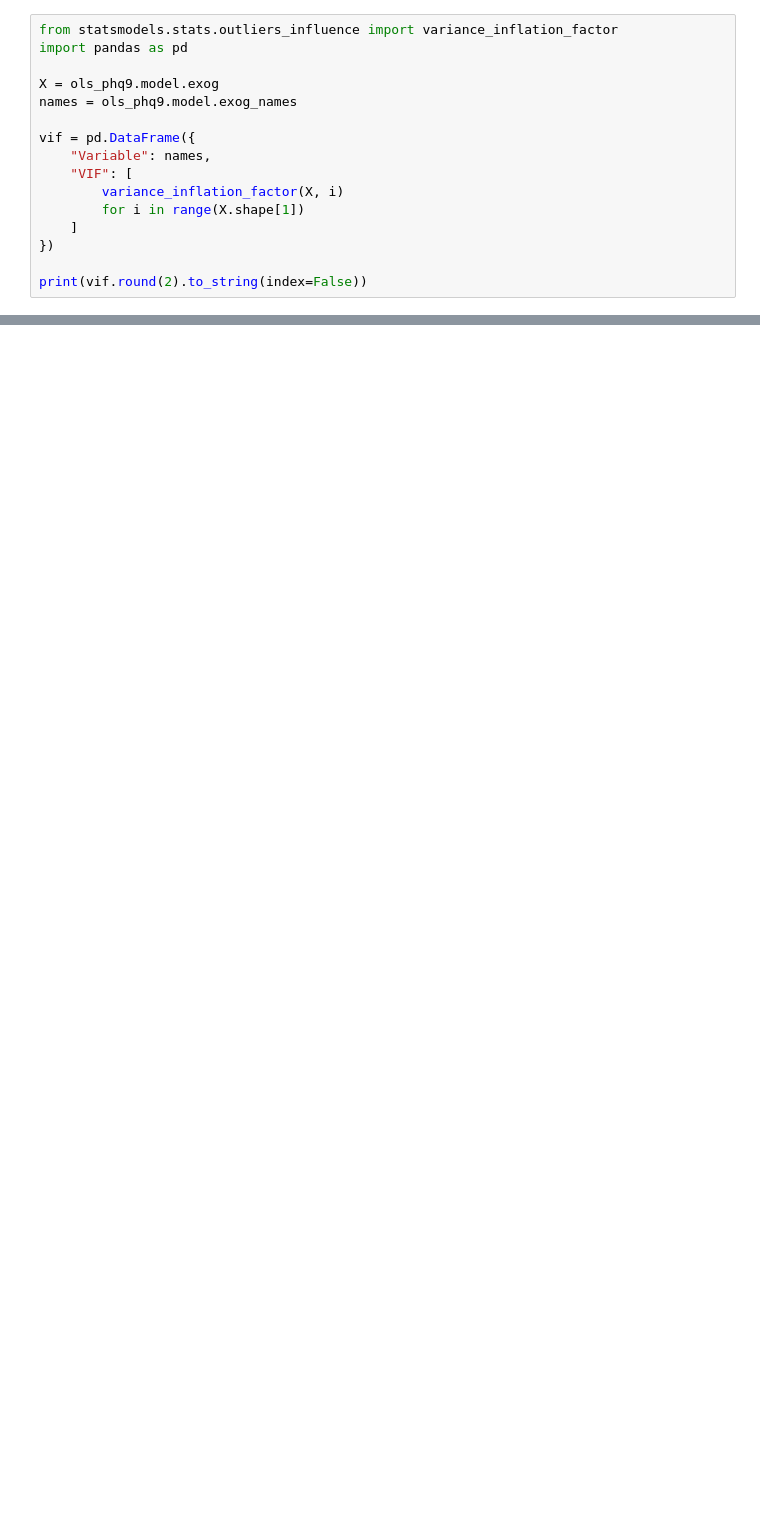
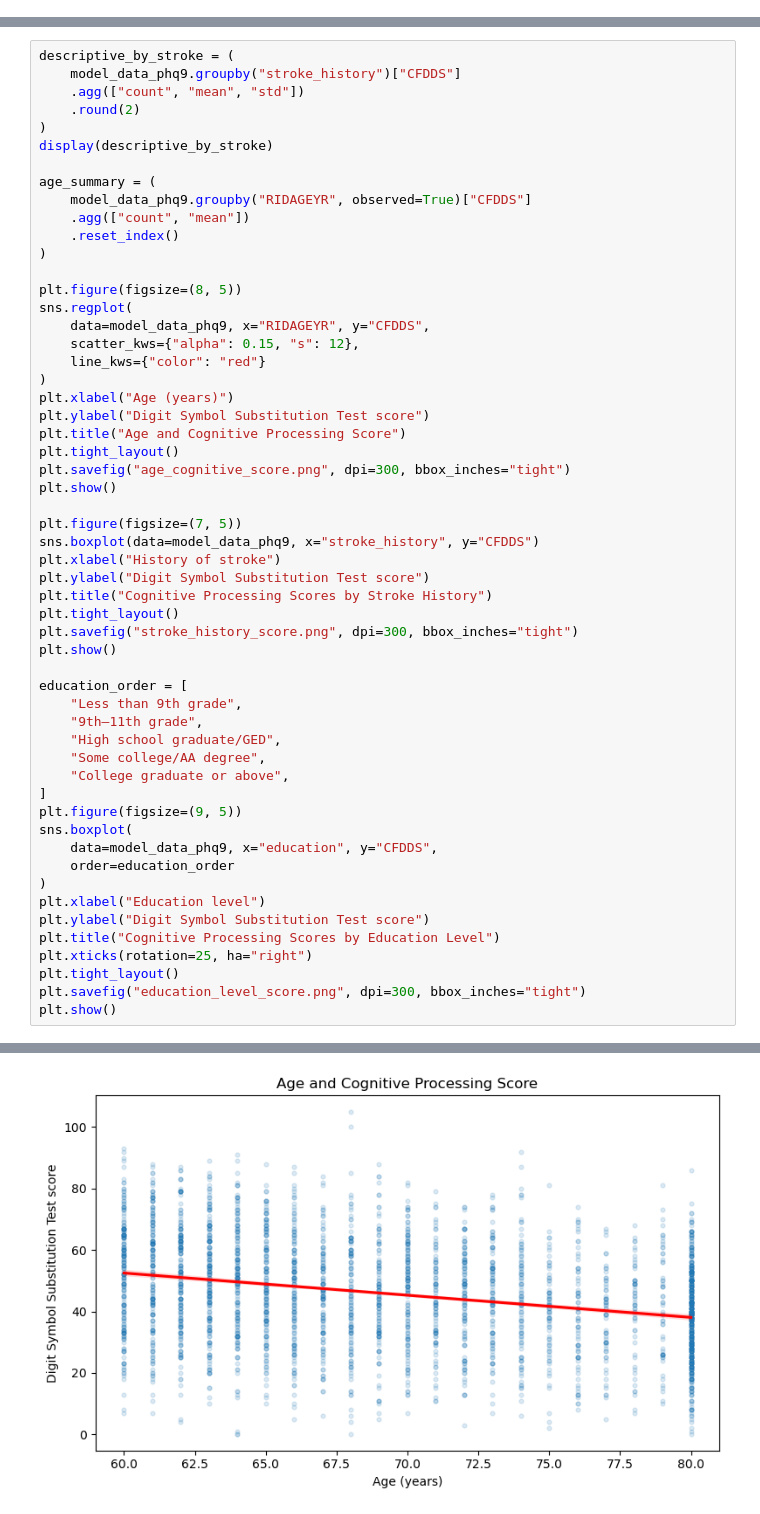
Before and after one commit to Szczepanski-Marcin/nhanes-cognitive-processing-analysis, a Jupyter notebook: nhanes_cognitive_processing_analysis.ipynb, the cells around one changed output, grey strips where cells are left out. Saved outputs shown, nothing was run; the diff lists cells and outputs as text; blank space fills up the shorter version.

```diff
--- a/nhanes_cognitive_processing_analysis.ipynb
+++ b/nhanes_cognitive_processing_analysis.ipynb
@@ -1464,16 +0,0 @@ Maximum Cook's distance: 0.0065
-# %%
-from statsmodels.stats.outliers_influence import variance_inflation_factor
-import pandas as pd
-
-X = ols_phq9.model.exog
-names = ols_phq9.model.exog_names
-
-vif = pd.DataFrame({
-    "Variable": names,
-    "VIF": [
-        variance_inflation_factor(X, i)
-        for i in range(X.shape[1])
-    ]
-})
-
-print(vif.round(2).to_string(index=False))
@@ -1796,0 +185,56 @@ print(results_interaction_df["Variable"].tolist())
+# %%
+descriptive_by_stroke = (
+    model_data_phq9.groupby("stroke_history")["CFDDS"]
+    .agg(["count", "mean", "std"])
+    .round(2)
+)
+display(descriptive_by_stroke)
+
+age_summary = (
+    model_data_phq9.groupby("RIDAGEYR", observed=True)["CFDDS"]
+    .agg(["count", "mean"])
+    .reset_index()
+)
+
+plt.figure(figsize=(8, 5))
+sns.regplot(
+    data=model_data_phq9, x="RIDAGEYR", y="CFDDS",
+    scatter_kws={"alpha": 0.15, "s": 12},
+    line_kws={"color": "red"}
+)
+plt.xlabel("Age (years)")
+plt.ylabel("Digit Symbol Substitution Test score")
+plt.title("Age and Cognitive Processing Score")
+plt.tight_layout()
+plt.savefig("age_cognitive_score.png", dpi=300, bbox_inches="tight")
+plt.show()
+
+plt.figure(figsize=(7, 5))
+sns.boxplot(data=model_data_phq9, x="stroke_history", y="CFDDS")
+plt.xlabel("History of stroke")
+plt.ylabel("Digit Symbol Substitution Test score")
+plt.title("Cognitive Processing Scores by Stroke History")
+plt.tight_layout()
+plt.savefig("stroke_history_score.png", dpi=300, bbox_inches="tight")
+plt.show()
+
+education_order = [
+    "Less than 9th grade",
+    "9th–11th grade",
+    "High school graduate/GED",
+    "Some college/AA degree",
+    "College graduate or above",
+]
+plt.figure(figsize=(9, 5))
+sns.boxplot(
+    data=model_data_phq9, x="education", y="CFDDS",
+    order=education_order
+)
+plt.xlabel("Education level")
+plt.ylabel("Digit Symbol Substitution Test score")
+plt.title("Cognitive Processing Scores by Education Level")
+plt.xticks(rotation=25, ha="right")
+plt.tight_layout()
+plt.savefig("education_level_score.png", dpi=300, bbox_inches="tight")
+plt.show()
+# %% [output]
@@ -1796,0 +245 @@ print(results_interaction_df["Variable"].tolist())
+[figure, added]
```
Also changed, not shown: parts of 97 cells of this notebook.
